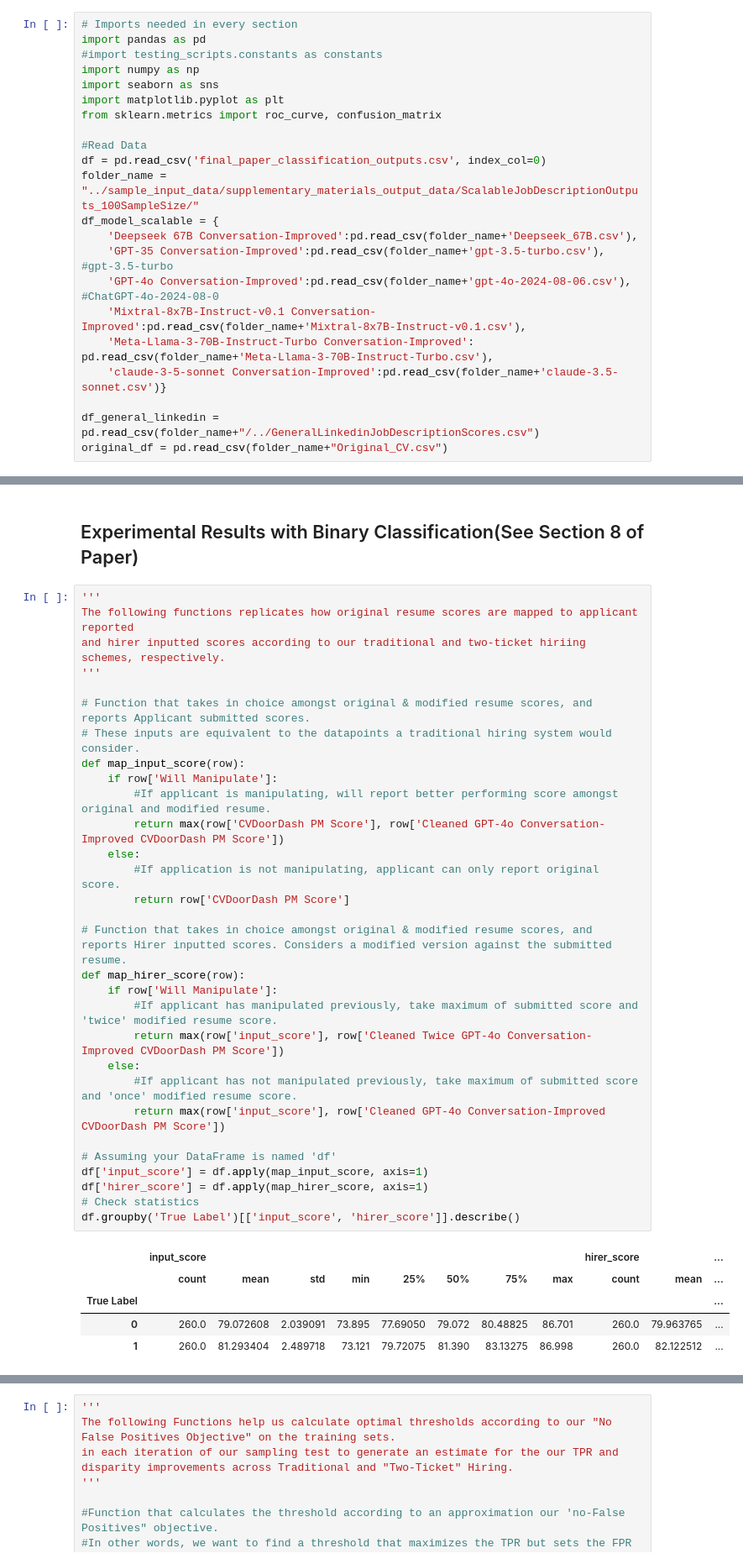
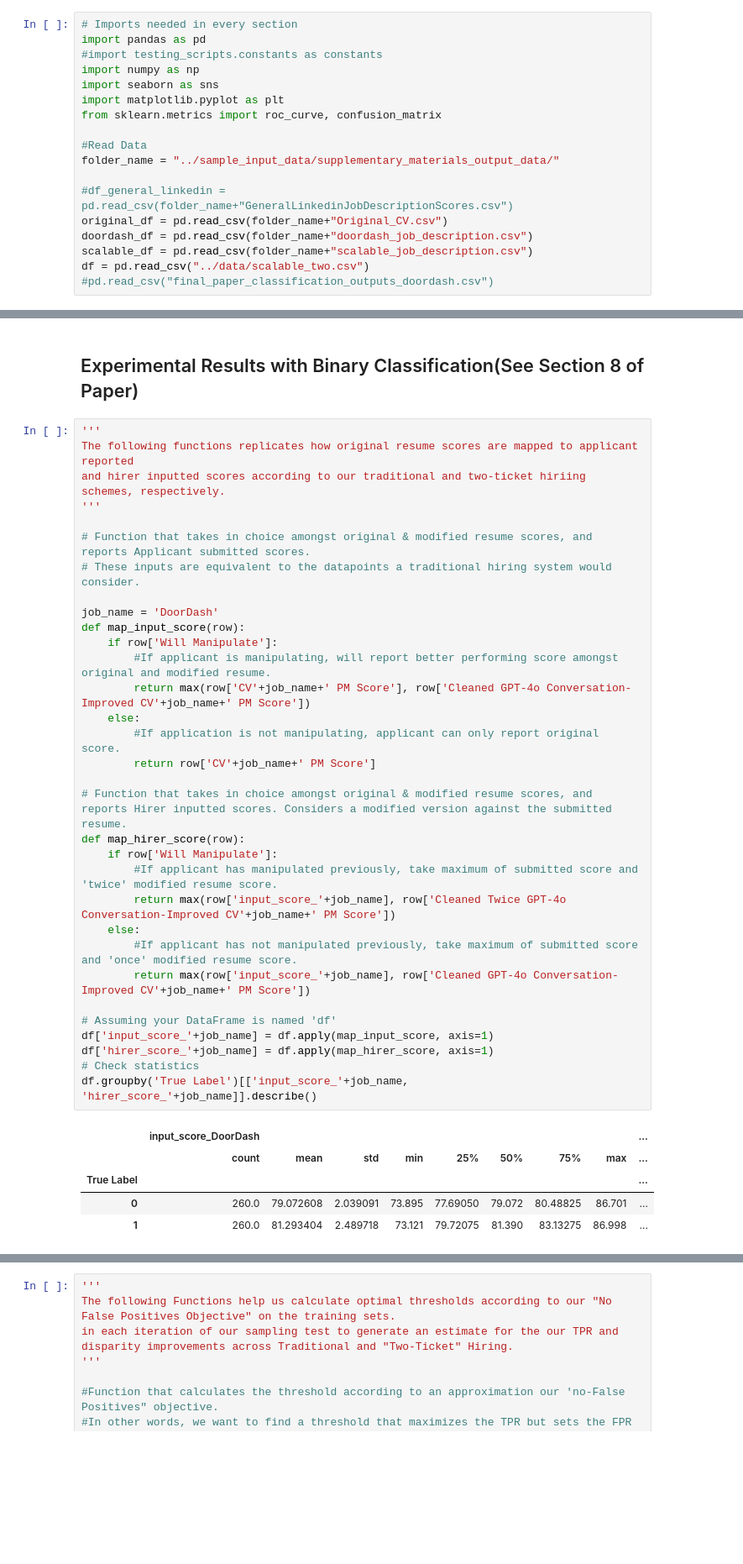
Before and after one commit to heyyjudes/llm-hiring-ecosystem, a Jupyter notebook: validation_tests/significance_tests.ipynb, the cells around one changed output, grey strips where cells are left out. Shown at 84% size. Cells and saved outputs as stored; diff of their text form; blank space fills up the shorter version.

```diff
--- a/validation_tests/significance_tests.ipynb
+++ b/validation_tests/significance_tests.ipynb
@@ -8,15 +8,11 @@ import matplotlib.pyplot as plt
 from sklearn.metrics import roc_curve, confusion_matrix
 
 #Read Data
-df = pd.read_csv('final_paper_classification_outputs.csv', index_col=0)
-folder_name = "../sample_input_data/supplementary_materials_output_data/ScalableJobDescriptionOutputs_100SampleSize/"
-df_model_scalable = {
-    'Deepseek 67B Conversation-Improved':pd.read_csv(folder_name+'Deepseek_67B.csv'),
-    'GPT-35 Conversation-Improved':pd.read_csv(folder_name+'gpt-3.5-turbo.csv'), #gpt-3.5-turbo
-    'GPT-4o Conversation-Improved':pd.read_csv(folder_name+'gpt-4o-2024-08-06.csv'), #ChatGPT-4o-2024-08-0
-    'Mixtral-8x7B-Instruct-v0.1 Conversation-Improved':pd.read_csv(folder_name+'Mixtral-8x7B-Instruct-v0.1.csv'),
-    'Meta-Llama-3-70B-Instruct-Turbo Conversation-Improved': pd.read_csv(folder_name+'Meta-Llama-3-70B-Instruct-Turbo.csv'),
-    'claude-3-5-sonnet Conversation-Improved':pd.read_csv(folder_name+'claude-3.5-sonnet.csv')}
+folder_name = "../sample_input_data/supplementary_materials_output_data/"
 
-df_general_linkedin = pd.read_csv(folder_name+"/../GeneralLinkedinJobDescriptionScores.csv")
+#df_general_linkedin = pd.read_csv(folder_name+"GeneralLinkedinJobDescriptionScores.csv")
 original_df = pd.read_csv(folder_name+"Original_CV.csv")
+doordash_df = pd.read_csv(folder_name+"doordash_job_description.csv")
+scalable_df = pd.read_csv(folder_name+"scalable_job_description.csv")
+df = pd.read_csv("../data/scalable_two.csv")
+#pd.read_csv("final_paper_classification_outputs_doordash.csv")
@@ -227,36 +216,38 @@ Average ChatGPT-4o Improvements on Original, Unmodified Resumes (1 Iteration) &
 # %%
 '''
 The following functions replicates how original resume scores are mapped to applicant reported
 and hirer inputted scores according to our traditional and two-ticket hiriing schemes, respectively.
 '''
 
 # Function that takes in choice amongst original & modified resume scores, and reports Applicant submitted scores.
 # These inputs are equivalent to the datapoints a traditional hiring system would consider.
+
+job_name = 'DoorDash'
 def map_input_score(row):
     if row['Will Manipulate']:
         #If applicant is manipulating, will report better performing score amongst original and modified resume.
-        return max(row['CVDoorDash PM Score'], row['Cleaned GPT-4o Conversation-Improved CVDoorDash PM Score'])
+        return max(row['CV'+job_name+' PM Score'], row['Cleaned GPT-4o Conversation-Improved CV'+job_name+' PM Score'])
     else:
         #If application is not manipulating, applicant can only report original score.
-        return row['CVDoorDash PM Score']
+        return row['CV'+job_name+' PM Score']
 
 # Function that takes in choice amongst original & modified resume scores, and reports Hirer inputted scores. Considers a modified version against the submitted resume.
 def map_hirer_score(row):
     if row['Will Manipulate']:
         #If applicant has manipulated previously, take maximum of submitted score and 'twice' modified resume score.
-        return max(row['input_score'], row['Cleaned Twice GPT-4o Conversation-Improved CVDoorDash PM Score'])
+        return max(row['input_score_'+job_name], row['Cleaned Twice GPT-4o Conversation-Improved CV'+job_name+' PM Score'])
     else:
         #If applicant has not manipulated previously, take maximum of submitted score and 'once' modified resume score.
-        return max(row['input_score'], row['Cleaned GPT-4o Conversation-Improved CVDoorDash PM Score'])
+        return max(row['input_score_'+job_name], row['Cleaned GPT-4o Conversation-Improved CV'+job_name+' PM Score'])
 
 # Assuming your DataFrame is named 'df'
-df['input_score'] = df.apply(map_input_score, axis=1)
-df['hirer_score'] = df.apply(map_hirer_score, axis=1)
+df['input_score_'+job_name] = df.apply(map_input_score, axis=1)
+df['hirer_score_'+job_name] = df.apply(map_hirer_score, axis=1)
 # Check statistics
-df.groupby('True Label')[['input_score', 'hirer_score']].describe()
+df.groupby('True Label')[['input_score_'+job_name, 'hirer_score_'+job_name]].describe()
 # %% [output]
-|  | input_score |  |  |  |  |  |  |  | hirer_score |  | ... |
-|  | count | mean | std | min | 25% | 50% | 75% | max | count | mean | ... |
-| True Label |  |  |  |  |  |  |  |  |  |  | ... |
-| 0 | 260.0 | 79.072608 | 2.039091 | 73.895 | 77.69050 | 79.072 | 80.48825 | 86.701 | 260.0 | 79.963765 | ... |
-| 1 | 260.0 | 81.293404 | 2.489718 | 73.121 | 79.72075 | 81.390 | 83.13275 | 86.998 | 260.0 | 82.122512 | ... |
+|  | input_score_DoorDash |  |  |  |  |  |  |  | ... |
+|  | count | mean | std | min | 25% | 50% | 75% | max | ... |
+| True Label |  |  |  |  |  |  |  |  | ... |
+| 0 | 260.0 | 79.072608 | 2.039091 | 73.895 | 77.69050 | 79.072 | 80.48825 | 86.701 | ... |
+| 1 | 260.0 | 81.293404 | 2.489718 | 73.121 | 79.72075 | 81.390 | 83.13275 | 86.998 | ... |
```
Also changed, not shown: parts of 11 cells of this notebook, 3 other files.
